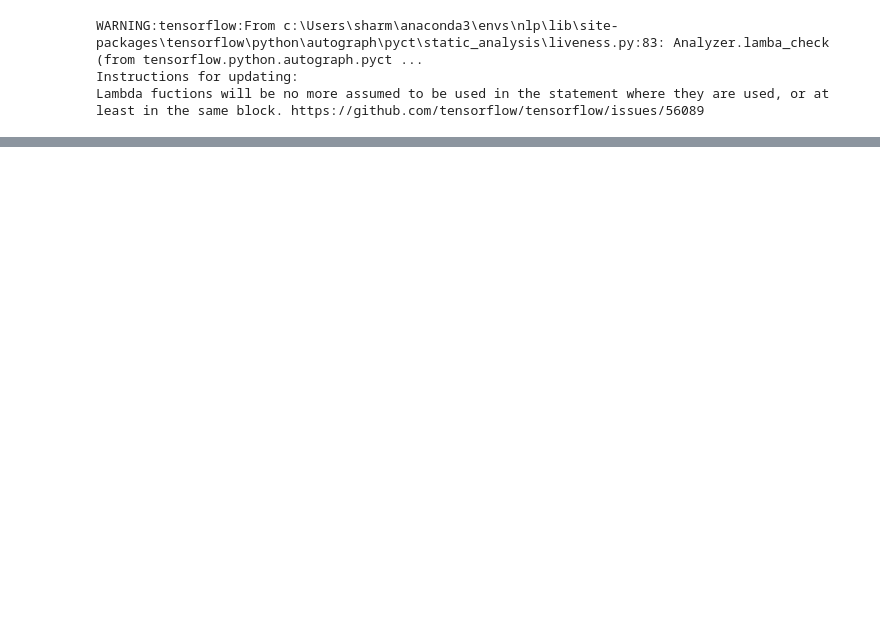
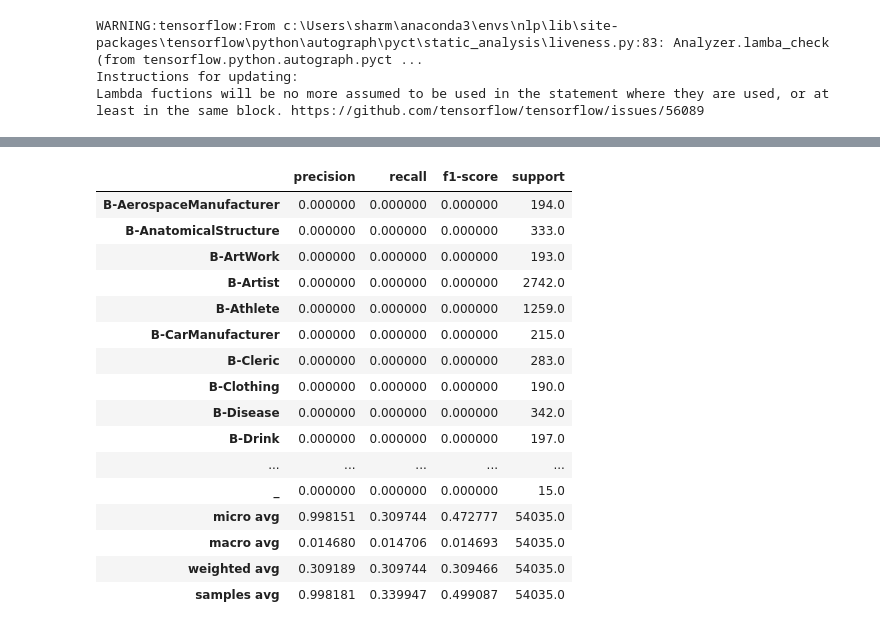
Before and after one commit to GadaaDhaariGeek/ner-bilstm-crf, a Jupyter notebook: src/ner_lstm_crf.ipynb, the cells around one changed output, grey strips where cells are left out. Cells and saved outputs as stored; diff of their text form; code cells hidden in the pictures; blank space fills up the shorter version.

```diff
--- a/src/ner_lstm_crf.ipynb
+++ b/src/ner_lstm_crf.ipynb
@@ -145,0 +115,3 @@ AssertionError: in user code:
+# %%
+obj.inference(model, X_train, y_train, idx2tag, train_sentences)
+# %% [output]
@@ -145,0 +120,17 @@ AssertionError: in user code:
+|  | precision | recall | f1-score | support |
+| B-AerospaceManufacturer | 0.000000 | 0.000000 | 0.000000 | 194.0 |
+| B-AnatomicalStructure | 0.000000 | 0.000000 | 0.000000 | 333.0 |
+| B-ArtWork | 0.000000 | 0.000000 | 0.000000 | 193.0 |
+| B-Artist | 0.000000 | 0.000000 | 0.000000 | 2742.0 |
+| B-Athlete | 0.000000 | 0.000000 | 0.000000 | 1259.0 |
+| B-CarManufacturer | 0.000000 | 0.000000 | 0.000000 | 215.0 |
+| B-Cleric | 0.000000 | 0.000000 | 0.000000 | 283.0 |
+| B-Clothing | 0.000000 | 0.000000 | 0.000000 | 190.0 |
+| B-Disease | 0.000000 | 0.000000 | 0.000000 | 342.0 |
+| B-Drink | 0.000000 | 0.000000 | 0.000000 | 197.0 |
+| ... | ... | ... | ... | ... |
+| _ | 0.000000 | 0.000000 | 0.000000 | 15.0 |
+| micro avg | 0.998151 | 0.309744 | 0.472777 | 54035.0 |
+| macro avg | 0.014680 | 0.014706 | 0.014693 | 54035.0 |
+| weighted avg | 0.309189 | 0.309744 | 0.309466 | 54035.0 |
+| samples avg | 0.998181 | 0.339947 | 0.499087 | 54035.0 |
```
Also changed, not shown: parts of 25 cells of this notebook, 21 other files.
